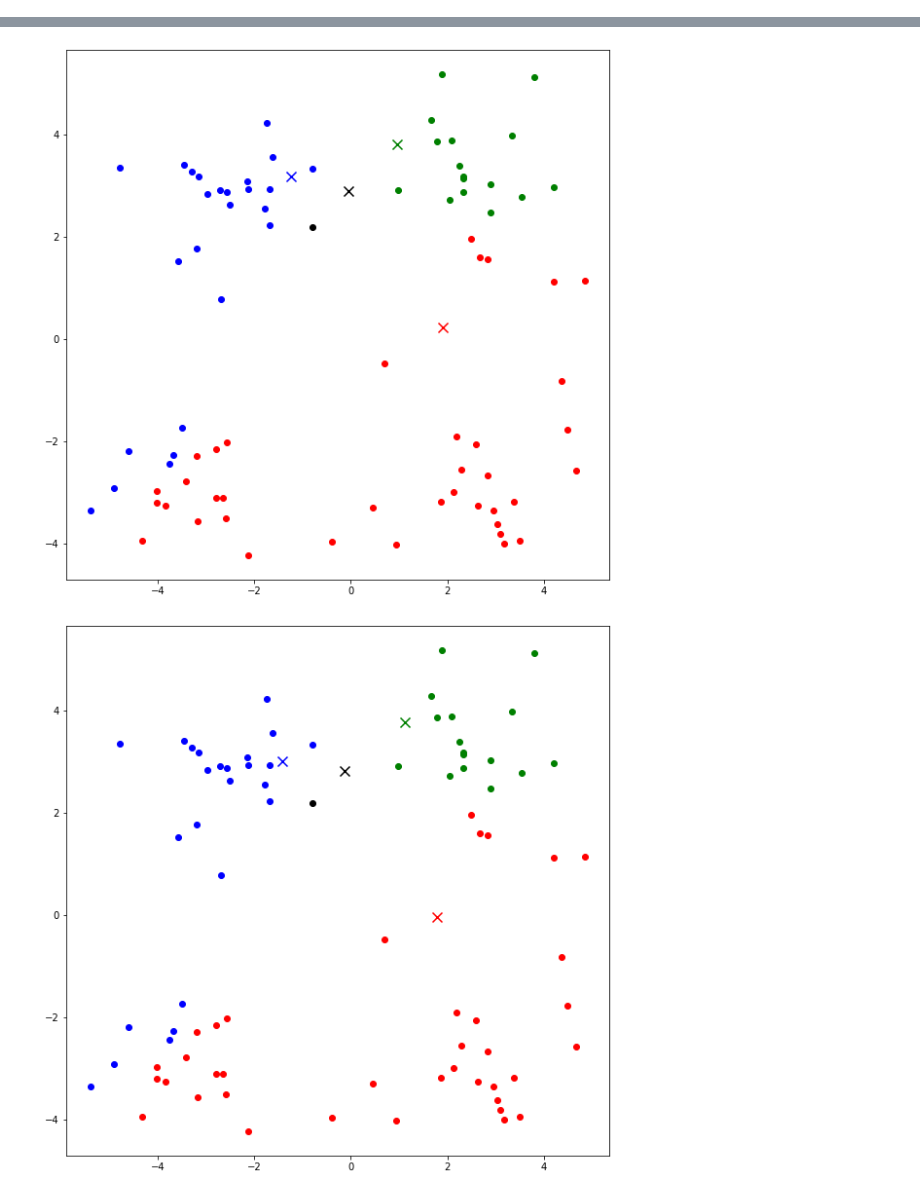
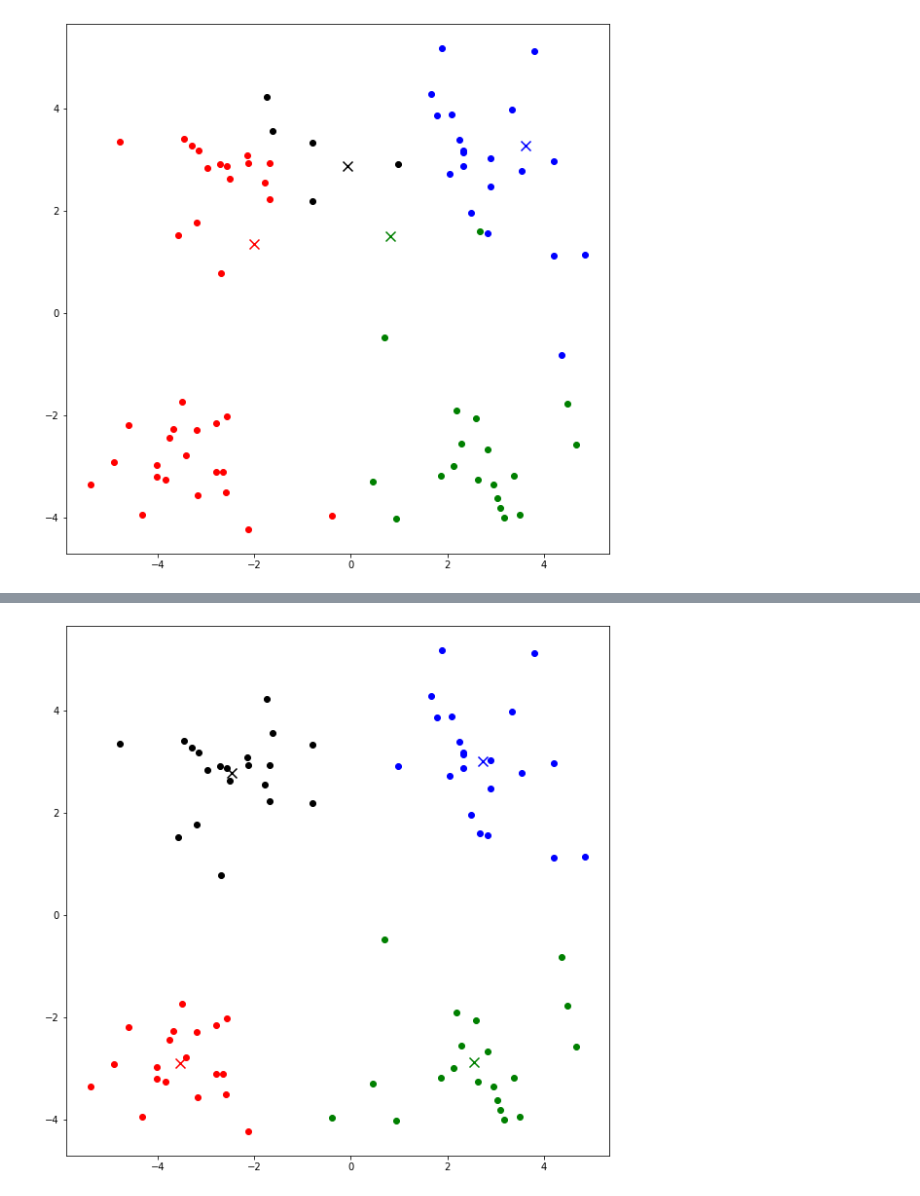
Before and after one commit to mathisve/KMeans-Clustering, a Jupyter notebook: clustering.ipynb, the cells around one changed output, grey strips where cells are left out. Saved outputs shown, nothing was run; the diff lists cells and outputs as text; code cells hidden in the pictures.

Commit message:
Minor changes to printing

```diff
--- a/clustering.ipynb
+++ b/clustering.ipynb
@@ -61,6 +54,7 @@ class KMeans():
     return [self.classify(p) for p in self.x]
 
   def fit(self, epochs, step):
+    print(f"\nFitting for {epochs} epochs with step of {step}")
     for epoch in range(0, epochs):
       for i, centroid in enumerate(self.centroids):
         avgX, avgY = 0, 0
@@ -75,9 +69,10 @@ class KMeans():
         self.centroids[i][1] += (avgY/c)*step
 
       self.labels = self.genLabels()
-      self.showPlot(classification=True, name=epoch)
 
-  def showPlot(self, classification=False, name="plot"):
+    print("Done fitting!\n")
+
+  def showPlot(self, classification=False):
     plt.figure(1, figsize = (10,10))
 
     if classification:
@@ -97,13 +92,15 @@ class KMeans():
 
 
   def printCentroids(self):
+    print("="*20)
+    print("Centroids:")
     print(self.centroids)
 # %%
 kmeans = KMeans(n_clusters=4, data=x)
+kmeans.showPlot(classification=True)
 kmeans.printCentroids()
-
-# kmeans.showPlot(classification=False
-# kmeans.showPlot(classification=True)
 kmeans.fit(100, 0.1)
-# kmeans.showPlot(classification=True)
+kmeans.printCentroids()
+kmeans.showPlot(classification=True)
 # %% [output]
+[figure, new version]
@@ -114,2 +123 @@ kmeans.fit(100, 0.1)
-[figure, old version]
-[figure, old version]
+[figure, new version]
```
Also changed, not shown: parts of 3 cells of this notebook, 1 other file.
